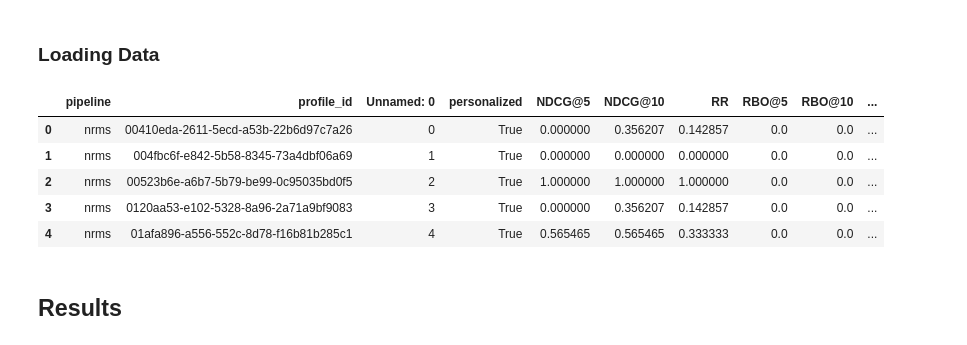
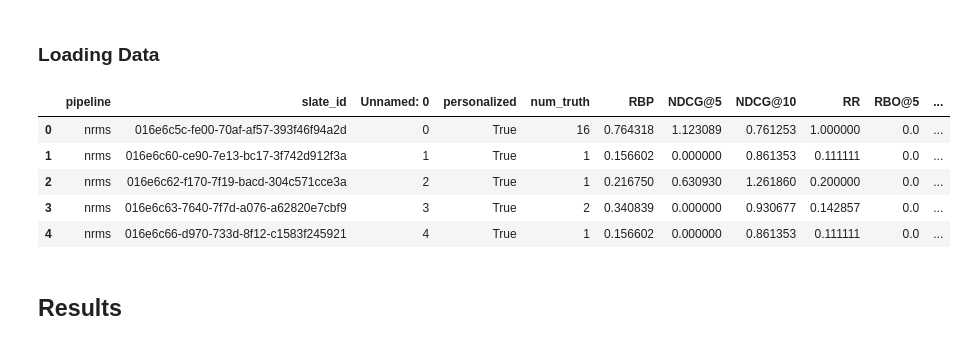
Before and after one commit to CCRI-POPROX/poprox-recommender, a Jupyter notebook: notebooks/mind-subset.ipynb, the cells around one changed output. Cells and saved outputs as stored; diff of their text form; code cells hidden in the pictures.

```diff
--- a/notebooks/mind-subset.ipynb
+++ b/notebooks/mind-subset.ipynb
@@ -34,15 +34,15 @@ from poprox_recommender.eval_tables import EvalTable
 # %% [markdown]
 ### Loading Data
 # %%
-mind_subset_user_metrics = pd.read_csv(f"../outputs/{EVAL_NAME}-profile-metrics.csv.gz")
+mind_subset_user_metrics = pd.read_csv(f"../outputs/{EVAL_NAME}-slate-metrics.csv.gz")
 mind_subset_user_metrics.head()
 # %% [output]
-|  | pipeline | profile_id | Unnamed: 0 | personalized | NDCG@5 | NDCG@10 | RR | RBO@5 | RBO@10 | ... |
-| 0 | nrms | 00410eda-2611-5ecd-a53b-22b6d97c7a26 | 0 | True | 0.000000 | 0.356207 | 0.142857 | 0.0 | 0.0 | ... |
-| 1 | nrms | 004fbc6f-e842-5b58-8345-73a4dbf06a69 | 1 | True | 0.000000 | 0.000000 | 0.000000 | 0.0 | 0.0 | ... |
-| 2 | nrms | 00523b6e-a6b7-5b79-be99-0c95035bd0f5 | 2 | True | 1.000000 | 1.000000 | 1.000000 | 0.0 | 0.0 | ... |
-| 3 | nrms | 0120aa53-e102-5328-8a96-2a71a9bf9083 | 3 | True | 0.000000 | 0.356207 | 0.142857 | 0.0 | 0.0 | ... |
-| 4 | nrms | 01afa896-a556-552c-8d78-f16b81b285c1 | 4 | True | 0.565465 | 0.565465 | 0.333333 | 0.0 | 0.0 | ... |
+|  | pipeline | slate_id | Unnamed: 0 | personalized | num_truth | RBP | NDCG@5 | NDCG@10 | RR | RBO@5 | ... |
+| 0 | nrms | 016e6c5c-fe00-70af-af57-393f46f94a2d | 0 | True | 16 | 0.764318 | 1.123089 | 0.761253 | 1.000000 | 0.0 | ... |
+| 1 | nrms | 016e6c60-ce90-7e13-bc17-3f742d912f3a | 1 | True | 1 | 0.156602 | 0.000000 | 0.861353 | 0.111111 | 0.0 | ... |
+| 2 | nrms | 016e6c62-f170-7f19-bacd-304c571cce3a | 2 | True | 1 | 0.216750 | 0.630930 | 1.261860 | 0.200000 | 0.0 | ... |
+| 3 | nrms | 016e6c63-7640-7f7d-a076-a62820e7cbf9 | 3 | True | 2 | 0.340839 | 0.000000 | 0.930677 | 0.142857 | 0.0 | ... |
+| 4 | nrms | 016e6c66-d970-733d-8f12-c1583f245921 | 4 | True | 1 | 0.156602 | 0.000000 | 0.861353 | 0.111111 | 0.0 | ... |
 # %%
 effectiveness_metrics = ["NDCG@5", "NDCG@10", "RR"]
 overlap_metrics = ["RBO@5", "RBO@10"]
```
Also changed, not shown: parts of 2 cells of this notebook, 5 other files.
